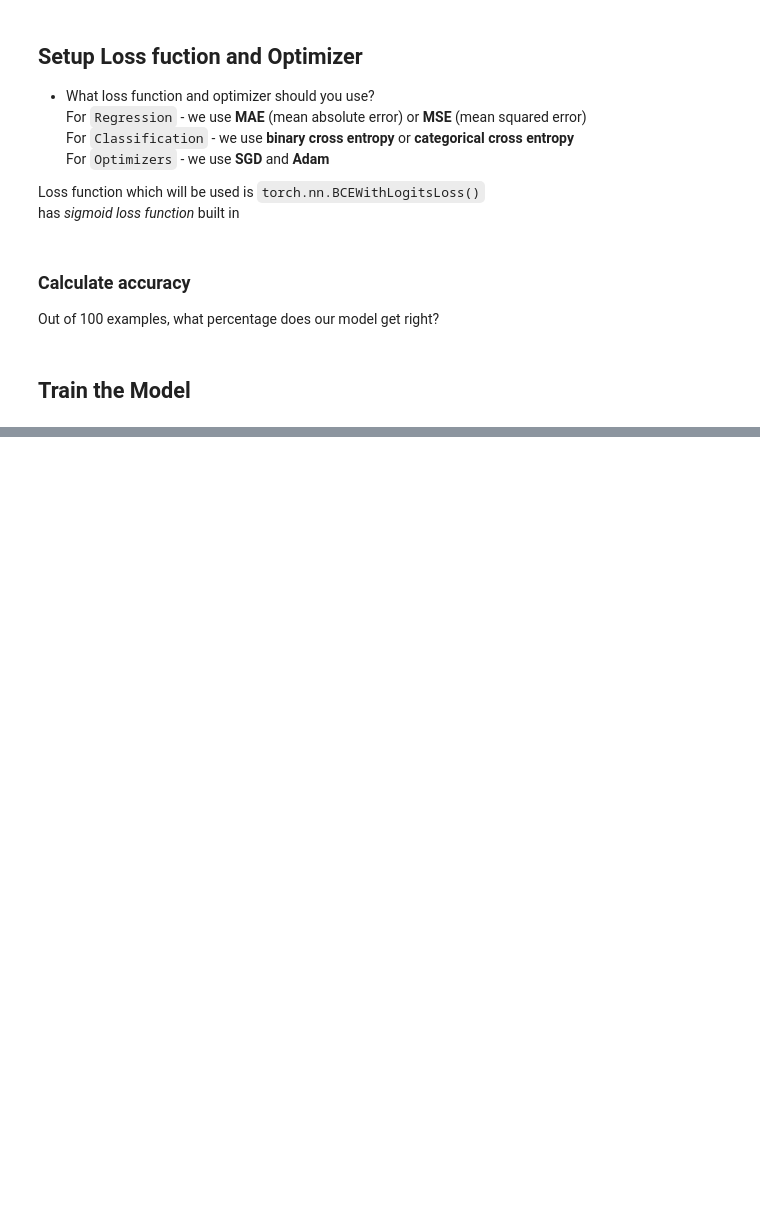
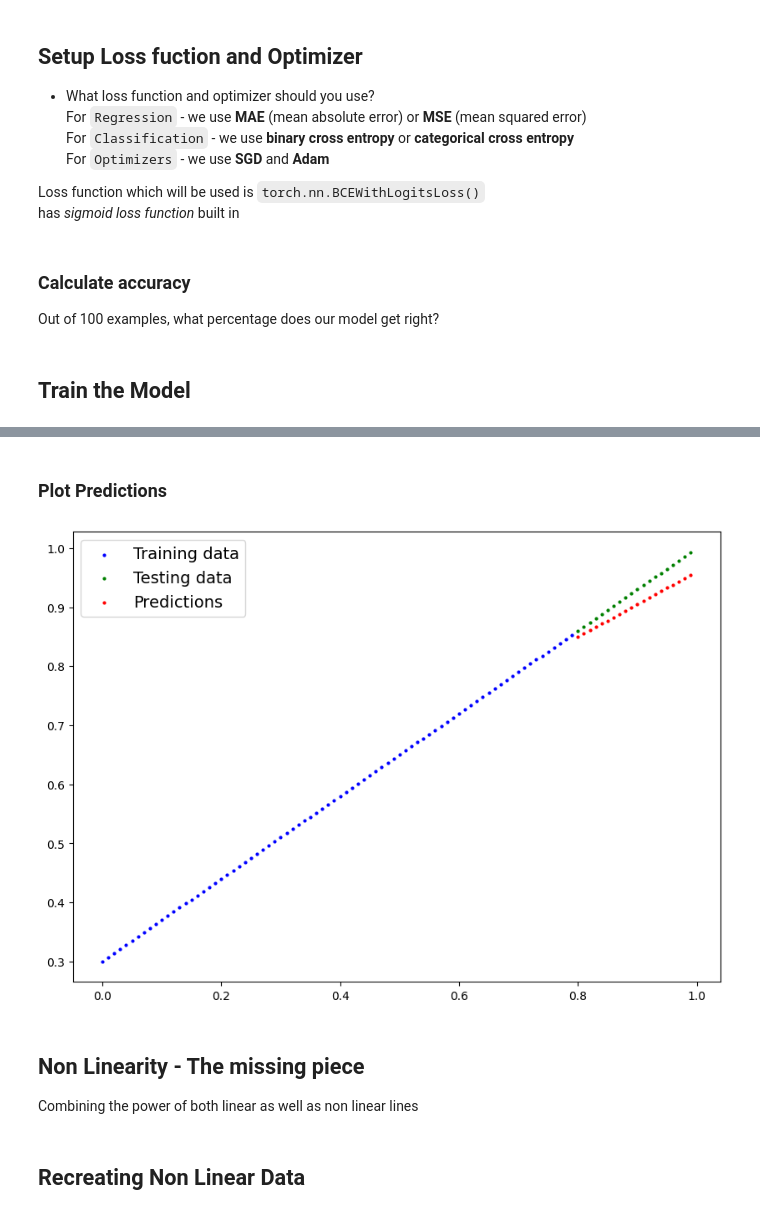
Before and after one commit to yashkathe/Deep-Learning-with-PyTorch, a Jupyter notebook: 02_neural_network_classification.ipynb, the cells around one changed output, grey strips where cells are left out. Drawn from its saved outputs; the diff is of its cells as text; code cells hidden in the pictures; blank space fills up the shorter version.

```diff
--- a/02_neural_network_classification.ipynb
+++ b/02_neural_network_classification.ipynb
@@ -259,0 +296,4 @@ def accuracy_fn(y_true, y_pred):
+# %%
+y_preds_probs = torch.sigmoid(y_logits)
+
+y_preds_probs[:5]
@@ -259,0 +748,24 @@ def accuracy_fn(y_true, y_pred):
+# %% [markdown]
+### Plot Predictions
+# %%
+# Turn on evaluation mode
+model_2.eval()
+
+# Make predictions (inference)
+with torch.inference_mode():
+    y_preds = model_2(X_test_regression)
+
+# Plot data and predictions with data on the CPU (matplotlib can't handle data on the GPU)
+plot_predictions(train_data=X_train_regression.cpu(),
+                 train_labels=y_train_regression.cpu(),
+                 test_data=X_test_regression.cpu(),
+                 test_labels=y_test_regression.cpu(),
+                 predictions=y_preds.cpu());
+# %% [output]
+[figure, added]
+# %% [markdown]
+## **Non Linearity** - The missing piece
+
+Combining the power of both linear as well as non linear lines
+# %% [markdown]
+## Recreating Non Linear Data
```
Also changed, not shown: parts of 59 cells of this notebook.
